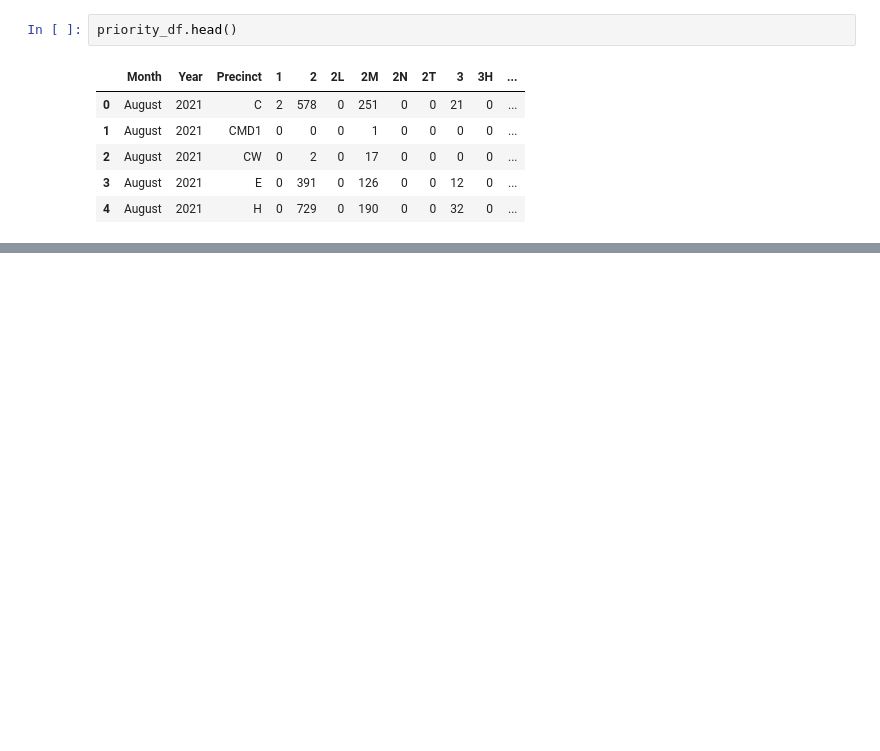
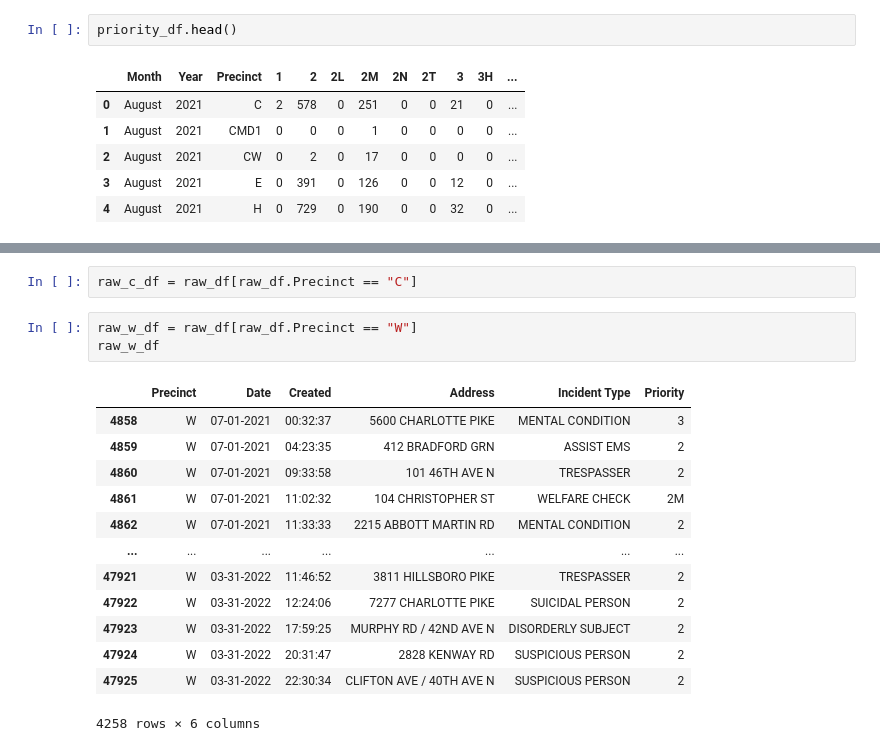
Before and after one commit to MariahN25/partners_in_care, a Jupyter notebook: notebook/mental_health.ipynb, the cells around one changed output, grey strips where cells are left out. Drawn from its saved outputs; the diff is of its cells as text; blank space fills up the shorter version.

```diff
--- a/notebook/mental_health.ipynb
+++ b/notebook/mental_health.ipynb
@@ -92,0 +90,19 @@ raw_df.groupby(by=['Precinct',  'Priority']).count()
+# %%
+raw_c_df = raw_df[raw_df.Precinct == "C"]
+# %%
+raw_w_df = raw_df[raw_df.Precinct == "W"]
+raw_w_df
+# %% [output]
+|  | Precinct | Date | Created | Address | Incident Type | Priority |
+| 4858 | W | 07-01-2021 | 00:32:37 | 5600 CHARLOTTE PIKE | MENTAL CONDITION | 3 |
+| 4859 | W | 07-01-2021 | 04:23:35 | 412 BRADFORD GRN | ASSIST EMS | 2 |
+| 4860 | W | 07-01-2021 | 09:33:58 | 101 46TH AVE N | TRESPASSER | 2 |
+| 4861 | W | 07-01-2021 | 11:02:32 | 104 CHRISTOPHER ST | WELFARE CHECK | 2M |
+| 4862 | W | 07-01-2021 | 11:33:33 | 2215 ABBOTT MARTIN RD | MENTAL CONDITION | 2 |
+| ... | ... | ... | ... | ... | ... | ... |
+| 47921 | W | 03-31-2022 | 11:46:52 | 3811 HILLSBORO PIKE | TRESPASSER | 2 |
+| 47922 | W | 03-31-2022 | 12:24:06 | 7277 CHARLOTTE PIKE | SUICIDAL PERSON | 2 |
+| 47923 | W | 03-31-2022 | 17:59:25 | MURPHY RD / 42ND AVE N | DISORDERLY SUBJECT | 2 |
+| 47924 | W | 03-31-2022 | 20:31:47 | 2828 KENWAY RD | SUSPICIOUS PERSON | 2 |
+| 47925 | W | 03-31-2022 | 22:30:34 | CLIFTON AVE / 40TH AVE N | SUSPICIOUS PERSON | 2 |
+4258 rows × 6 columns
```
Also changed, not shown: parts of 24 cells of this notebook, 3 other files.
